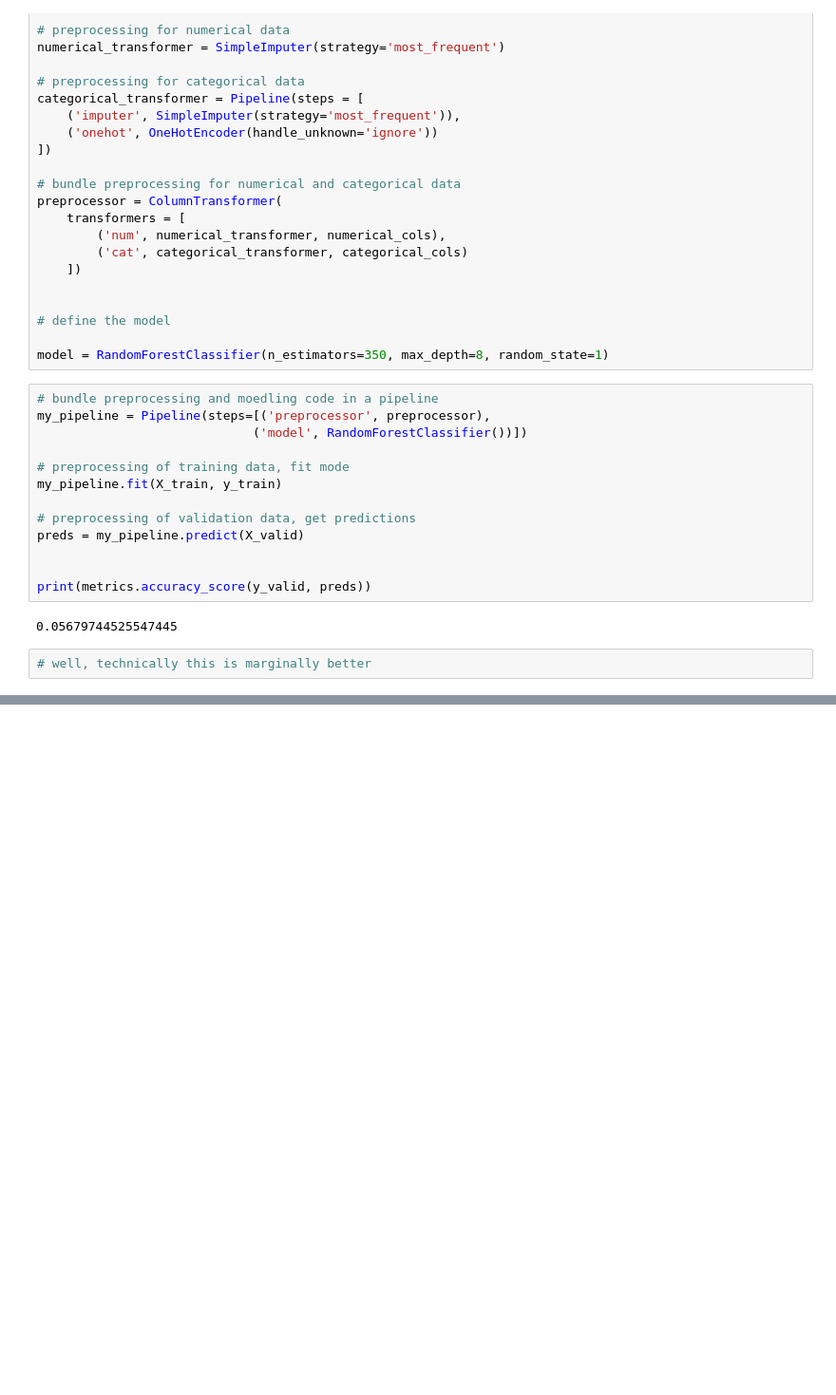
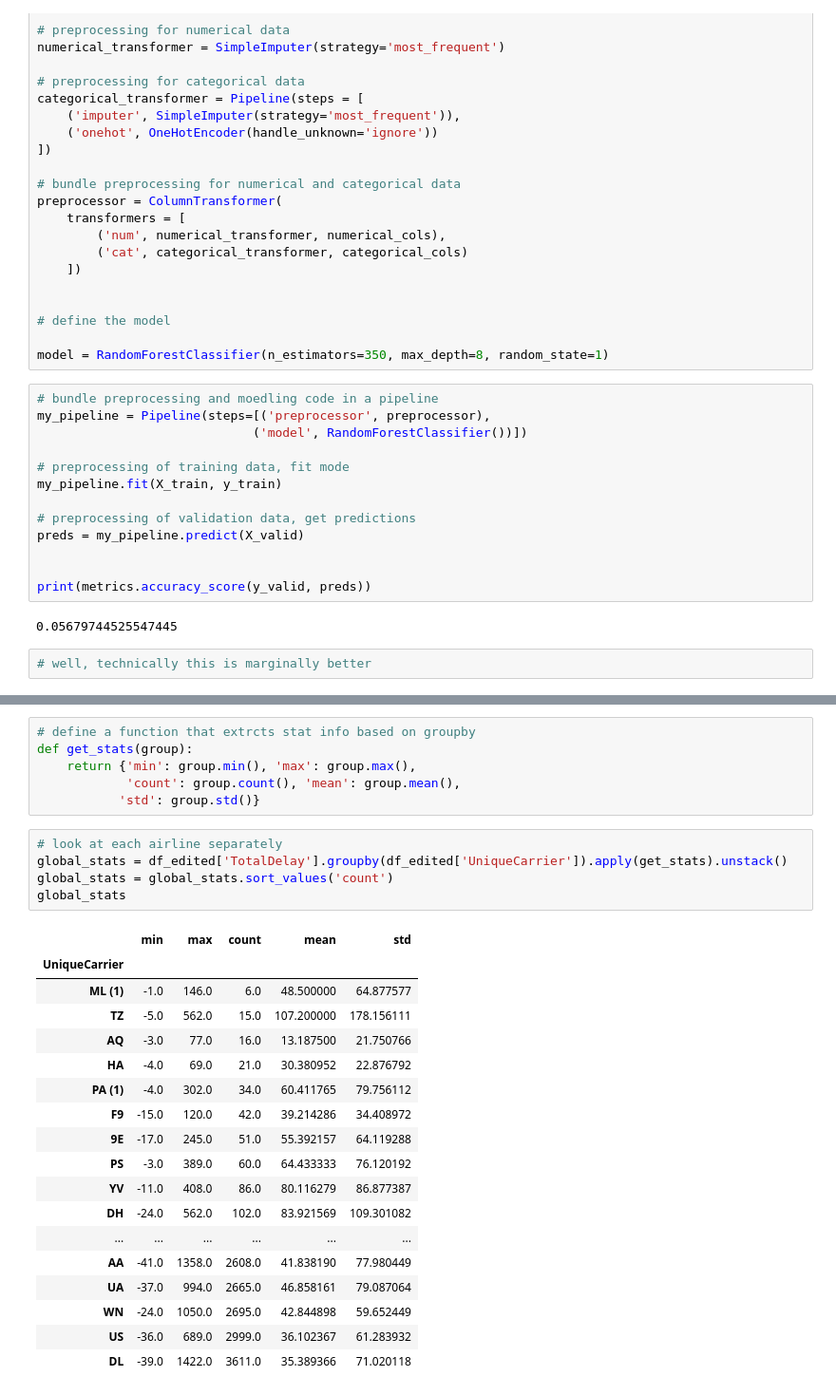
Before and after one commit to joshfuchs/ML_projects, a Jupyter notebook: flight_delays.ipynb, the cells around one changed output, grey strips where cells are left out. Shown at 95% size. Saved outputs shown, nothing was run; the diff lists cells and outputs as text; blank space fills up the shorter version.

```diff
--- a/flight_delays.ipynb
+++ b/flight_delays.ipynb
@@ -551,0 +563,30 @@ print(metrics.accuracy_score(y_valid, preds))
+# %%
+# define a function that extrcts stat info based on groupby
+def get_stats(group):
+    return {'min': group.min(), 'max': group.max(),
+            'count': group.count(), 'mean': group.mean(),
+           'std': group.std()}
+# %%
+# look at each airline separately
+global_stats = df_edited['TotalDelay'].groupby(df_edited['UniqueCarrier']).apply(get_stats).unstack()
+global_stats = global_stats.sort_values('count')
+global_stats
+# %% [output]
+|  | min | max | count | mean | std |
+| UniqueCarrier |  |  |  |  |  |
+| ML (1) | -1.0 | 146.0 | 6.0 | 48.500000 | 64.877577 |
+| TZ | -5.0 | 562.0 | 15.0 | 107.200000 | 178.156111 |
+| AQ | -3.0 | 77.0 | 16.0 | 13.187500 | 21.750766 |
+| HA | -4.0 | 69.0 | 21.0 | 30.380952 | 22.876792 |
+| PA (1) | -4.0 | 302.0 | 34.0 | 60.411765 | 79.756112 |
+| F9 | -15.0 | 120.0 | 42.0 | 39.214286 | 34.408972 |
+| 9E | -17.0 | 245.0 | 51.0 | 55.392157 | 64.119288 |
+| PS | -3.0 | 389.0 | 60.0 | 64.433333 | 76.120192 |
+| YV | -11.0 | 408.0 | 86.0 | 80.116279 | 86.877387 |
+| DH | -24.0 | 562.0 | 102.0 | 83.921569 | 109.301082 |
+| ... | ... | ... | ... | ... | ... |
+| AA | -41.0 | 1358.0 | 2608.0 | 41.838190 | 77.980449 |
+| UA | -37.0 | 994.0 | 2665.0 | 46.858161 | 79.087064 |
+| WN | -24.0 | 1050.0 | 2695.0 | 42.844898 | 59.652449 |
+| US | -36.0 | 689.0 | 2999.0 | 36.102367 | 61.283932 |
+| DL | -39.0 | 1422.0 | 3611.0 | 35.389366 | 71.020118 |
```
Also changed, not shown: parts of 5 cells of this notebook.
